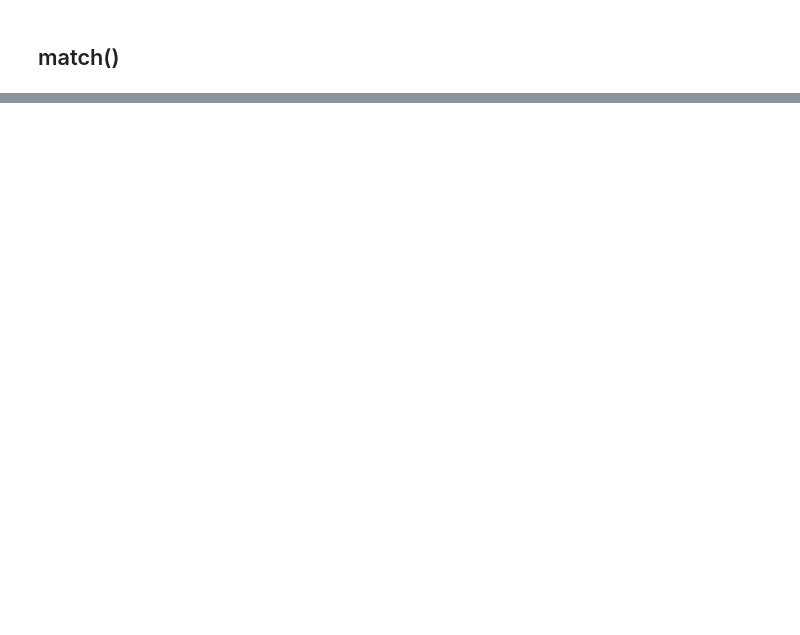
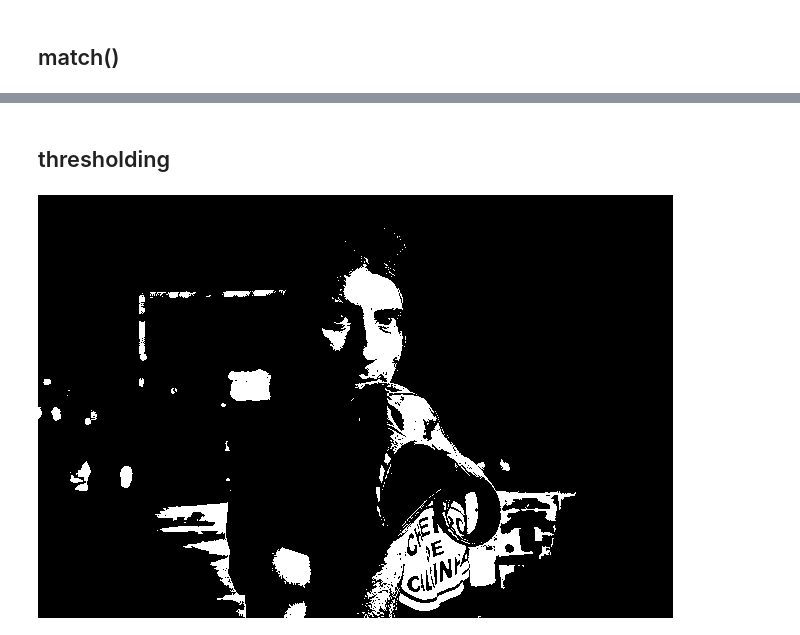
Before and after one commit to gabryelsouzz/projeto_pdi, a Jupyter notebook: notebooks/scratch.ipynb, the cells around one changed output, grey strips where cells are left out. Cells and saved outputs as stored; diff of their text form; code cells hidden in the pictures; blank space fills up the shorter version.

```diff
--- a/notebooks/scratch.ipynb
+++ b/notebooks/scratch.ipynb
@@ -228,0 +230,36 @@ display (hist_result)
+# %% [markdown]
+## thresholding
+# %%
+def threshold(vector_image: NDArray[uint8], T: int = 128) -> tuple[IMG, NDArray[float64], Figure]:
+
+    from core.basics import compute_pdf
+
+    result: NDArray[uint8]
+    pdf:    NDArray[float64]
+
+    result = np.where(vector_image >= T, 255, 0).astype(uint8)
+    pdf, _ = compute_pdf(result)
+
+    fig: Figure
+    ax:  Axes
+
+    fig, ax = plt.subplots(figsize=(10, 4))
+    ax.bar(np.arange(256), pdf, width=1, color='steelblue')
+    ax.axvline(x=T, color='red', linestyle='--', label=f'T = {T}')
+    ax.set_xlim(-1, 256)
+    ax.set_ylim(0, pdf.max() * 1.1)
+    ax.set_title(f'Histograma Resultante  (T={T})')
+    ax.set_xlabel('Nível de Cinza ($r_k$)')
+    ax.set_ylabel('Probabilidade $p(r_k)$')
+    ax.legend()
+    fig.tight_layout()
+    plt.close(fig)
+
+    pil_image: IMG = Image.fromarray(result, mode='L')
+
+    return (pil_image, pdf, fig)
+
+img, pdf_result, fig = threshold(arr)
+img
+# %% [output]
+[figure, added]
```
Also changed, not shown: parts of 6 cells of this notebook, 6 other files.
